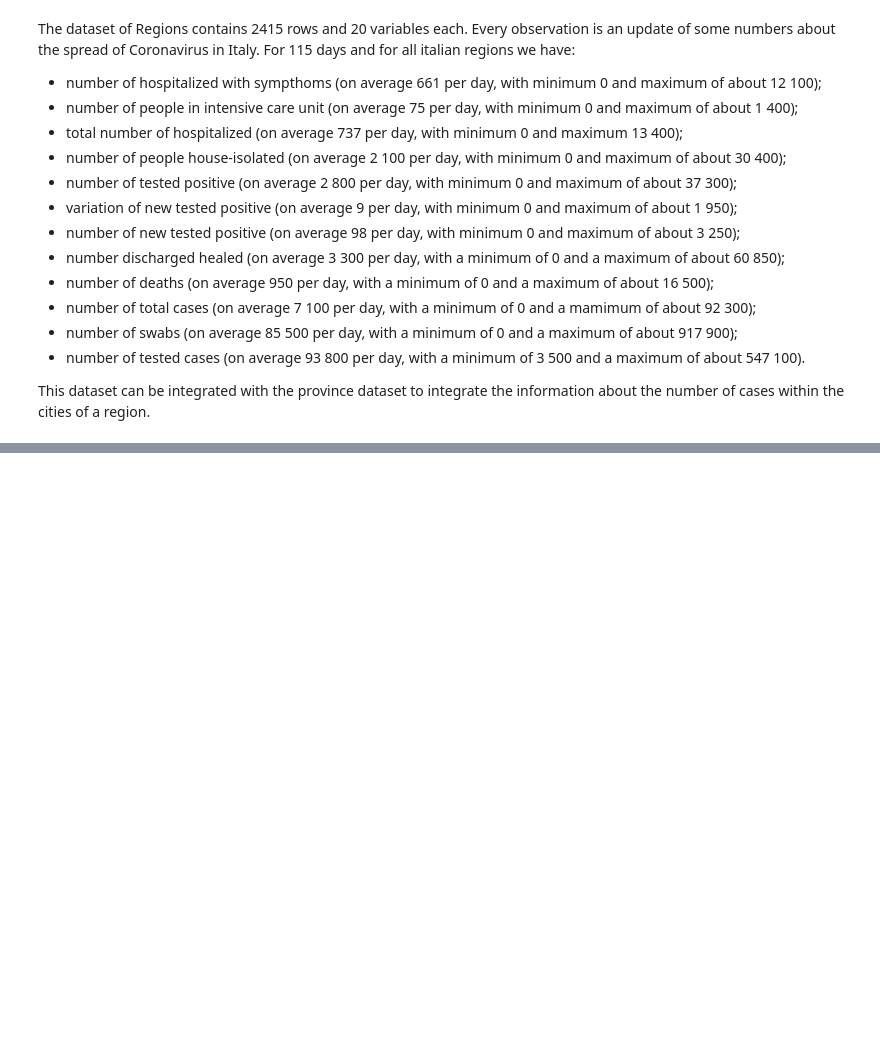
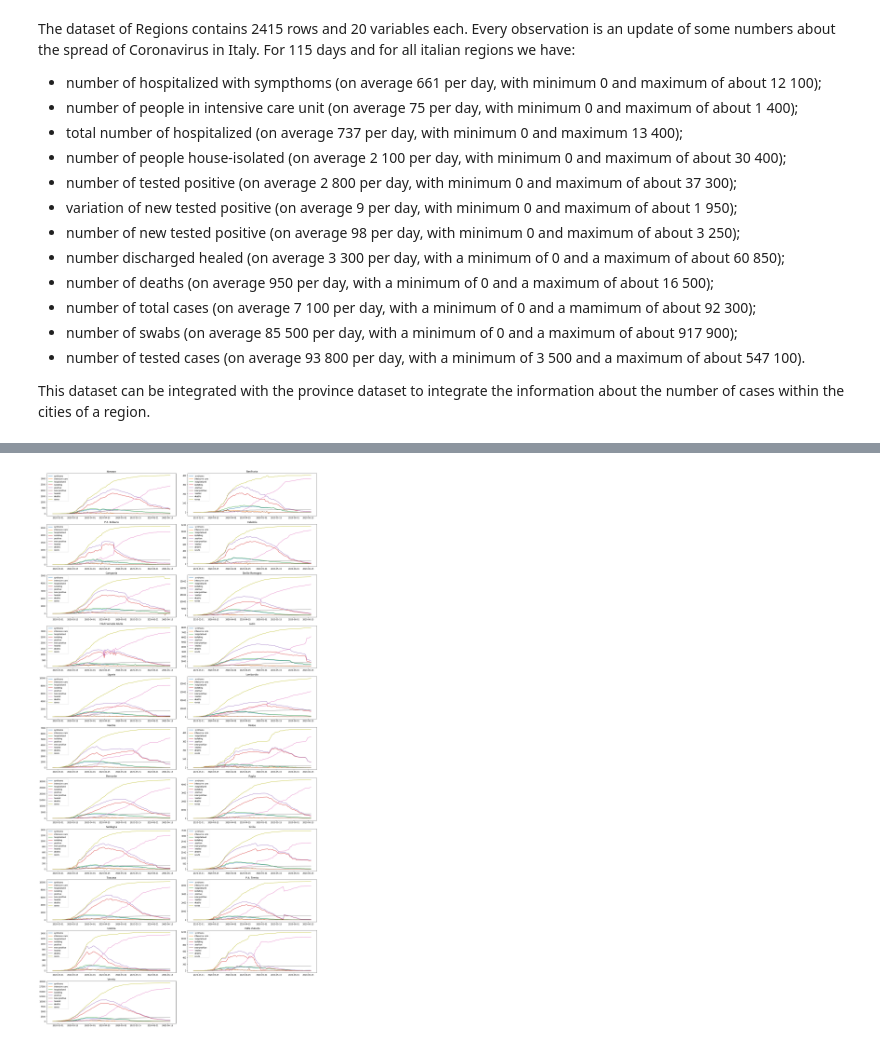
Before and after one commit to fedepiro96/APAD-project, a Jupyter notebook: benci-pirona.ipynb, the cells around one changed output, grey strips where cells are left out. Cells and saved outputs as stored; diff of their text form; code cells hidden in the pictures; blank space fills up the shorter version.

```diff
--- a/benci-pirona.ipynb
+++ b/benci-pirona.ipynb
@@ -210,0 +232,36 @@ This dataset can be integrated with the province dataset to integrate the inform
+# %%
+regions_names = region['denominazione_regione'].unique()
+
+# define the figure size and grid layout properties
+figsize = (20, 40)
+cols = 2
+rows = len(regions_names) // cols + 1
+# define the data for cartesian plots
+delta = 0.11
+
+def trim_axs(axs, N):
+    """
+    Reduce *axs* to *N* Axes. All further Axes are removed from the figure.
+    """
+    axs = axs.flat
+    for ax in axs[N:]:
+        ax.remove()
+    return axs[:N]
+# %%
+fig1, axs = plt.subplots(rows, cols, figsize=figsize, constrained_layout=True)
+axs = trim_axs(axs, len(regions_names))
+for ax, case in zip(axs, regions_names):
+    ax.set_title(str(case))
+    df_r = region[region['denominazione_regione']==case]
+    ax.plot(df_r['date'], df_r['ricoverati_con_sintomi'], label='synthoms')
+    ax.plot(df_r['date'], df_r['terapia_intensiva'], label='intensive care')
+    ax.plot(df_r['date'], df_r['totale_ospedalizzati'], label='hospitalized')
+    ax.plot(df_r['date'], df_r['isolamento_domiciliare'], label='isolating')
+    ax.plot(df_r['date'], df_r['totale_positivi'], label='positive')
+    ax.plot(df_r['date'], df_r['nuovi_positivi'], label='new positive')
+    ax.plot(df_r['date'], df_r['dimessi_guariti'], label='healed')
+    ax.plot(df_r['date'], df_r['deceduti'], label='deaths')
+    ax.plot(df_r['date'], df_r['totale_casi'], label='cases')
+    ax.legend()
+# %% [output]
+[figure, added]
```
Also changed, not shown: parts of 26 cells of this notebook.
